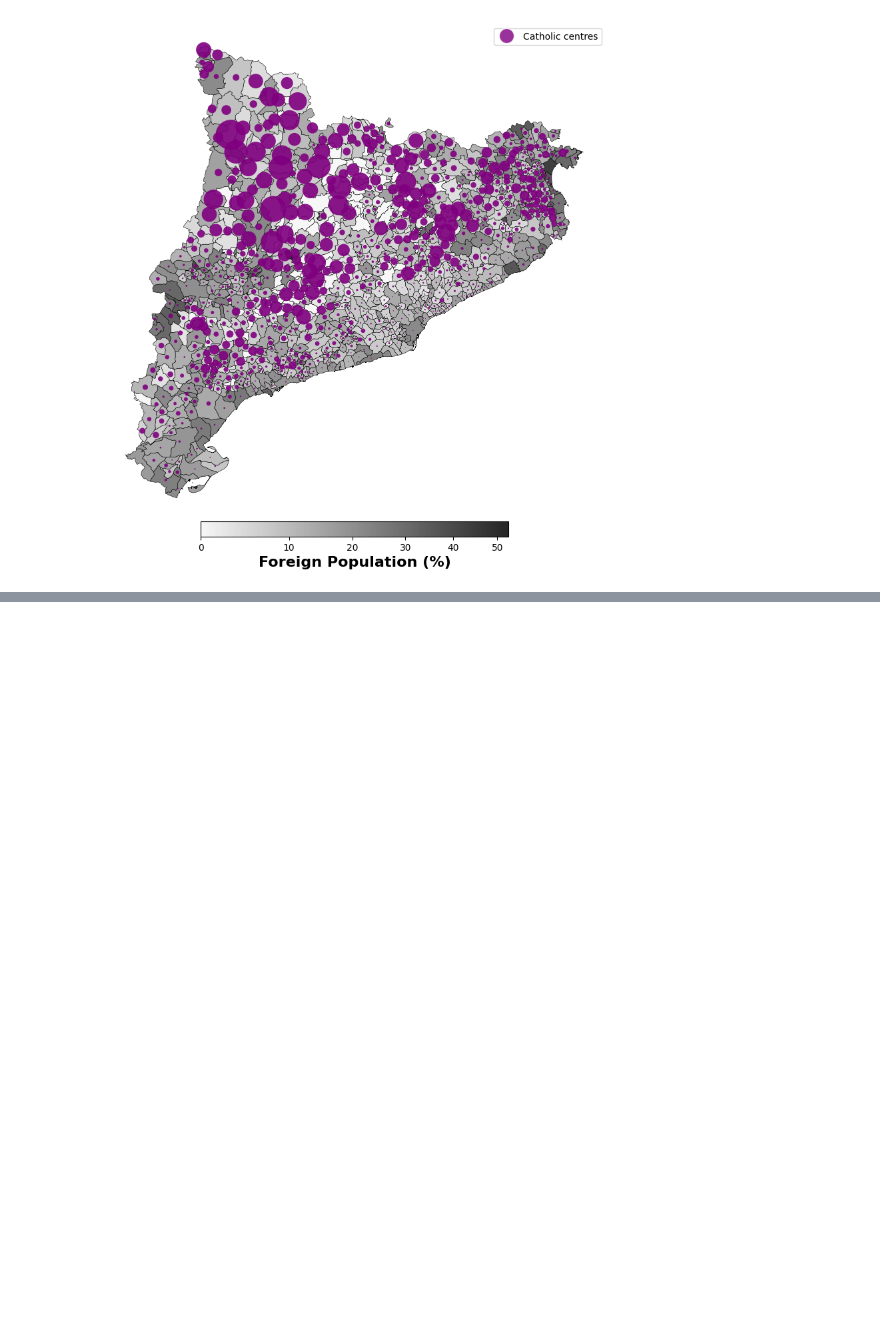
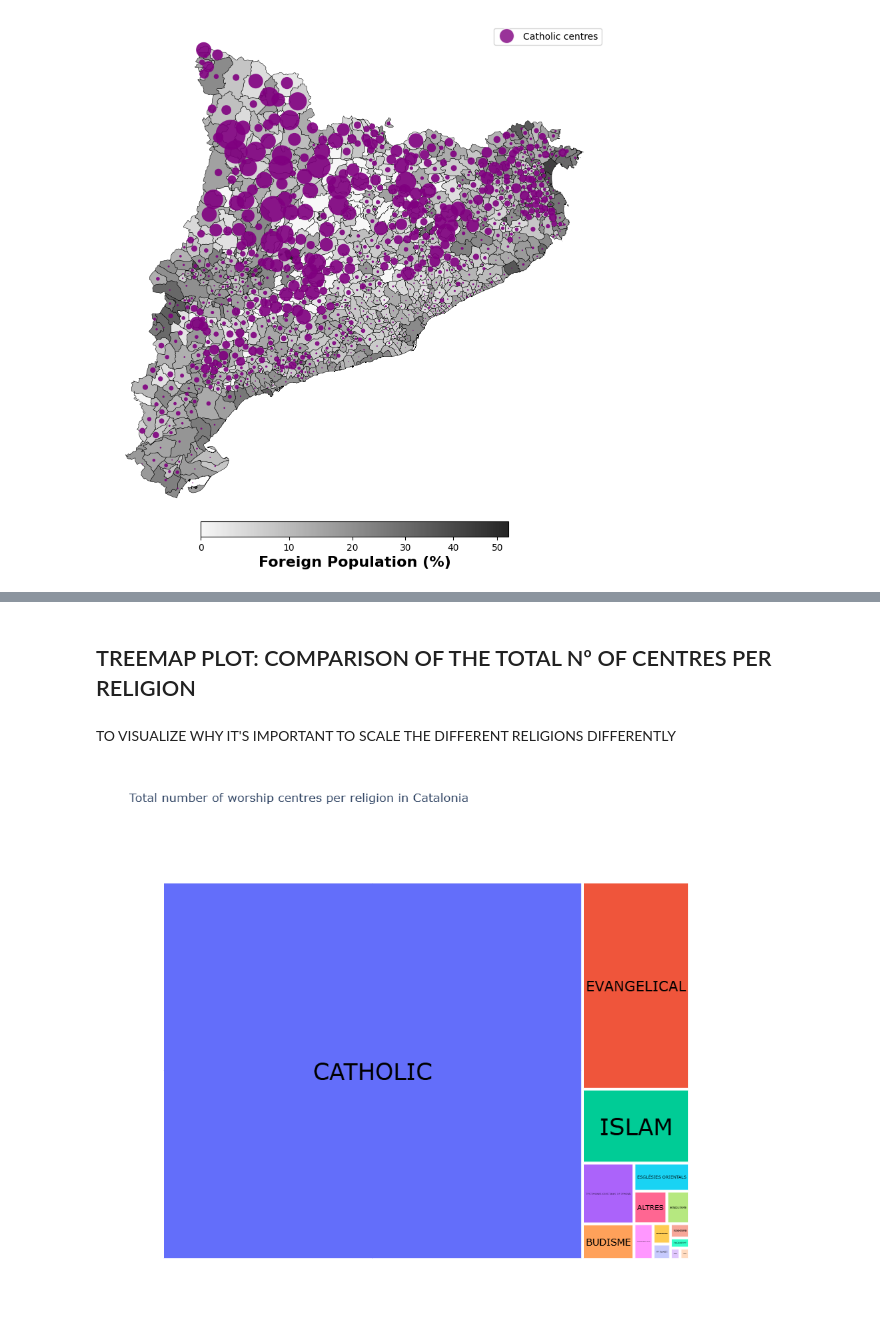
Before and after one commit to JuanCastillo29/A.V._Data, a Jupyter notebook: Religious_Centers/Religious Distribution/Religion_distribution_map.ipynb, the cells around one changed output, grey strips where cells are left out. Cells and saved outputs as stored; diff of their text form; code cells hidden in the pictures; blank space fills up the shorter version.

```diff
--- a/Religious_Centers/Religious Distribution/Religion_distribution_map.ipynb
+++ b/Religious_Centers/Religious Distribution/Religion_distribution_map.ipynb
@@ -807,0 +367,67 @@ faith_distribution_fig2.savefig("faith_distribution2.png", format="jpg",dpi=300,
+# %% [markdown]
+## TREEMAP PLOT: COMPARISON OF THE TOTAL Nº OF CENTRES PER RELIGION
+# %% [markdown]
+TO VISUALIZE WHY IT'S IMPORTANT TO SCALE THE DIFFERENT RELIGIONS DIFFERENTLY
+# %%
+import pandas as pd
+import plotly.express as px
+
+# Asumiendo que `foreign_faith_distribution` es tu DataFrame original
+# Sumar las columnas correspondientes
+religions_columns = [
+    'Sikhisme_2021', 'Judaisme_2021', 'Budisme_2021', 'Hinduisme_2021', 'Altres_2021',
+    'Testimonis cristians de Jehovà_2021', 'Església Adventista del Setè Dia_2021',
+    'Fe Bahà\'í_2021', 'Esglésies orientals_2021', 'Església de Jesucrist dels Sants dels Darrers Dies_2021',
+    'Taoisme_2021', 'Paganisme_2021', 'Catholic_2021', 'Evangelical_2021', 'Islam_2021'
+]
+
+# Sumar los valores de todas las columnas para obtener el total por religión
+total_religions = foreign_faith_distribution[religions_columns].sum()
+
+# Crear un DataFrame con los resultados
+df_total_religions = pd.DataFrame({
+    'Religió': total_religions.index,
+    'Centres': total_religions.values
+})
+
+# Eliminar el sufijo '_2021' y poner todo en mayúsculas para las etiquetas
+df_total_religions['Religió'] = df_total_religions['Religió'].str.replace('_2021', '').str.upper()
+
+# Crear el texto de las etiquetas manualmente (asegurarse de que el orden es correcto)
+text_template = [
+    "SIKHISM", "JUDAISM", "BUDISM", "HINDUISM", "DIVERSE FAITHS",
+    "JEHOVAH'S WITNESSES", "ESGLÉSIA ADVENTISTA DEL SETÈ DIA",
+    "FE BAHÀ'Í", "ORTHODOX", "ESGLÉSIA DE JESUCRIST DELS SANTS DELS DARRERS DIES",
+    "TAOISM", "PAGANISM", "CATHOLIC", "EVANGELICAL", "ISLAM"  # Cambia estos valores si es necesario
+]
+
+# Asegúrate de que el número de etiquetas coincida con el número de categorías
+if len(df_total_religions) == len(text_template):
+    df_total_religions['Text'] = text_template
+else:
+    raise ValueError(f"El número de etiquetas no coincide con el número de religiones. ({len(df_total_religions)} vs {len(text_template)})")
+
+# Crear el treemap
+fig = px.treemap(df_total_religions,
+                 path=['Religió'],
+                 values='Centres',
+                 title="Total number of worship centres per religion in Catalonia")
+
+# Actualizar las trazas con el texto personalizado
+fig.update_traces(
+    textinfo="label",  # Solo mostrar la etiqueta, no el valor automáticamente
+    textfont=dict(size=33, color='black'),  # Aumentar el tamaño de la fuente y color
+    textposition='middle center',  # Centrar las etiquetas en los rectángulos
+    text=df_total_religions['Text']  # Asignar las etiquetas personalizadas
+)
+
+# Ajustar el tamaño de la figura a un formato cuadrado
+fig.update_layout(
+    width=800,   # Ajusta el ancho
+    height=800,  # Ajusta la altura
+)
+
+# Mostrar el gráfico
+fig.show()
+# %% [output]
+[figure, added]
```
Also changed, not shown: parts of 35 cells of this notebook, 1 other file.
